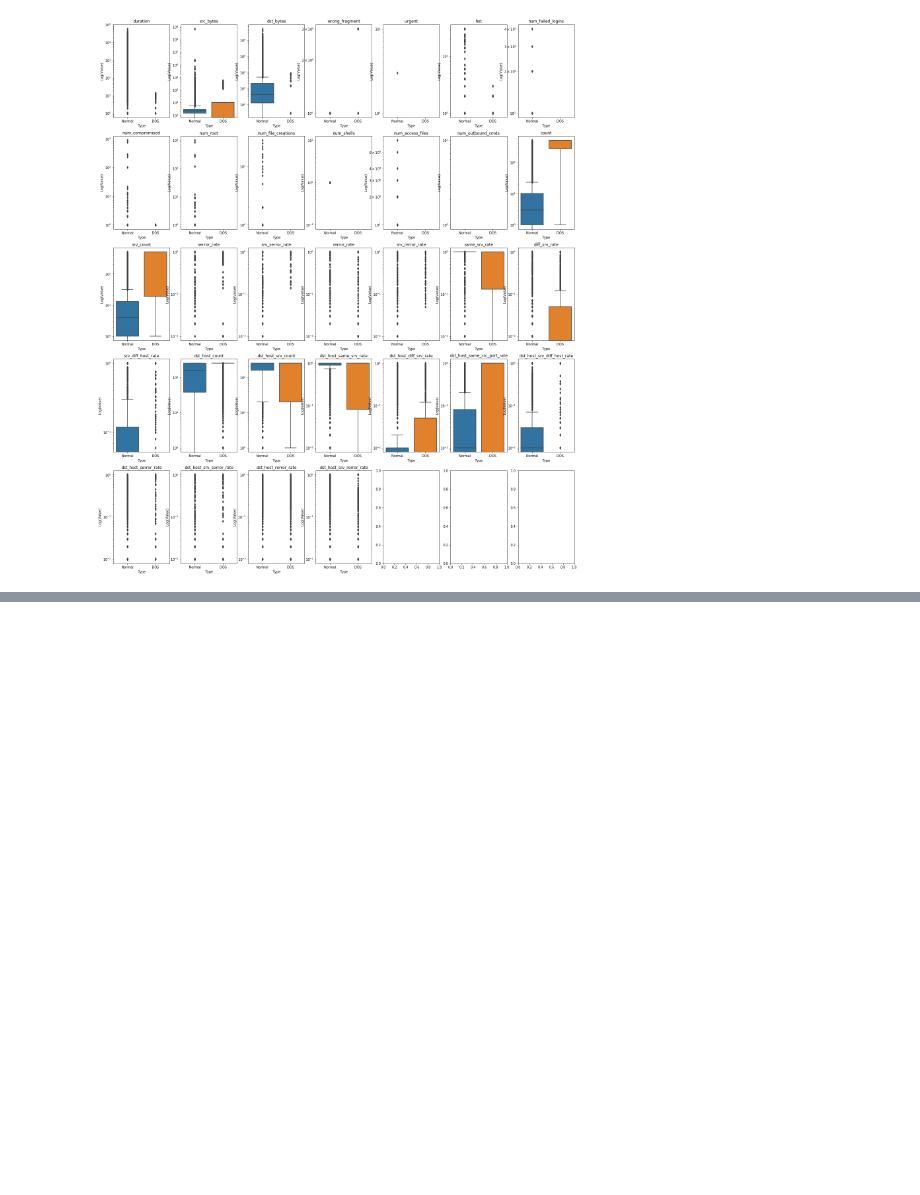
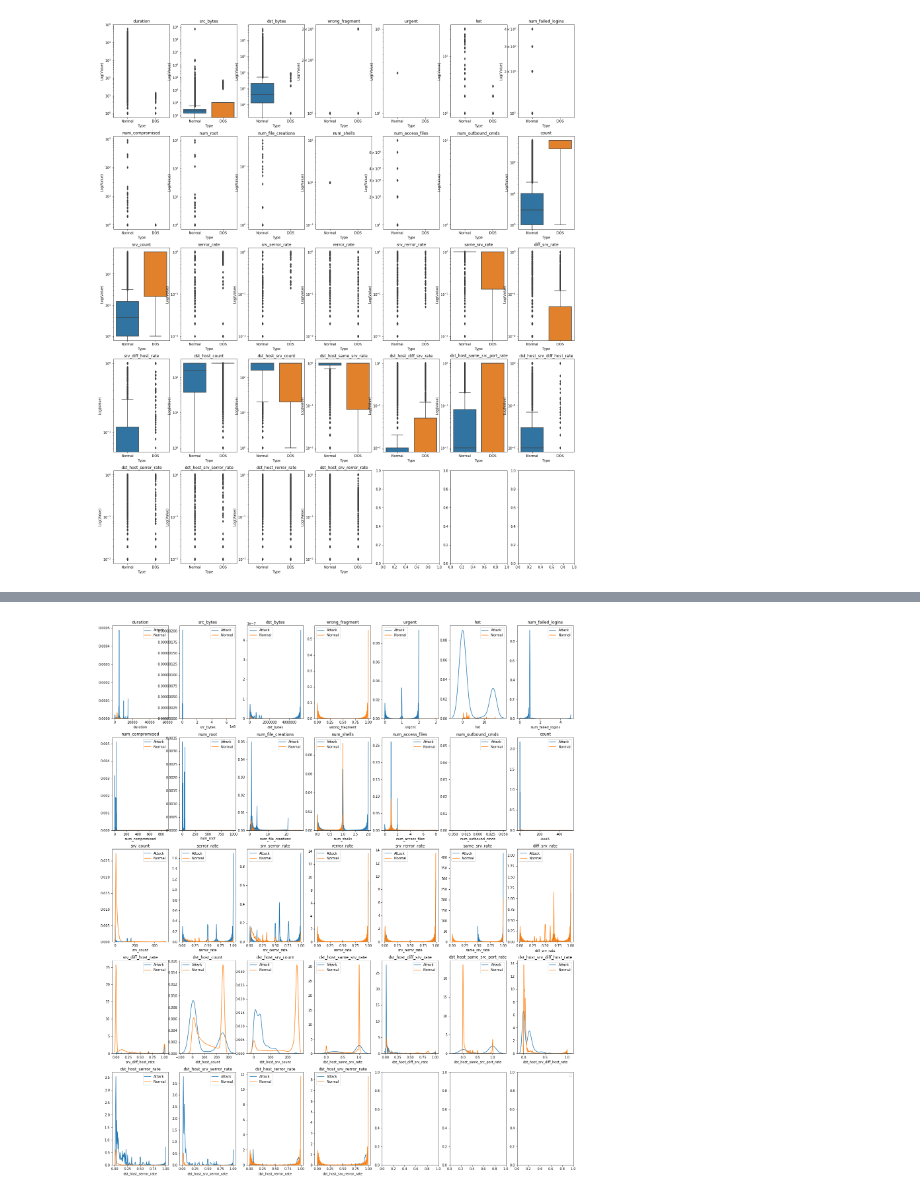
Before and after one commit to Yukkiasuna-sao/Anomaly_Detection, a Jupyter notebook: ipynb_translation/Anomaly Detection in Keras Auto Encoder.ipynb, the cells around one changed output, grey strips where cells are left out. Saved outputs shown, nothing was run; the diff lists cells and outputs as text; code cells hidden in the pictures; blank space fills up the shorter version.

```diff
--- a/ipynb_translation/Anomaly Detection in Keras Auto Encoder.ipynb
+++ b/ipynb_translation/Anomaly Detection in Keras Auto Encoder.ipynb
@@ -425,0 +444,4 @@ DOS 유형의 공격은 짧은 시간동안 수 많은 접속 시도를 생성
+# %%
+VisNumFeature(df_rtl, method = 'hist')
+# %% [output]
+[figure, added]
```
Also changed, not shown: parts of 27 cells of this notebook.
